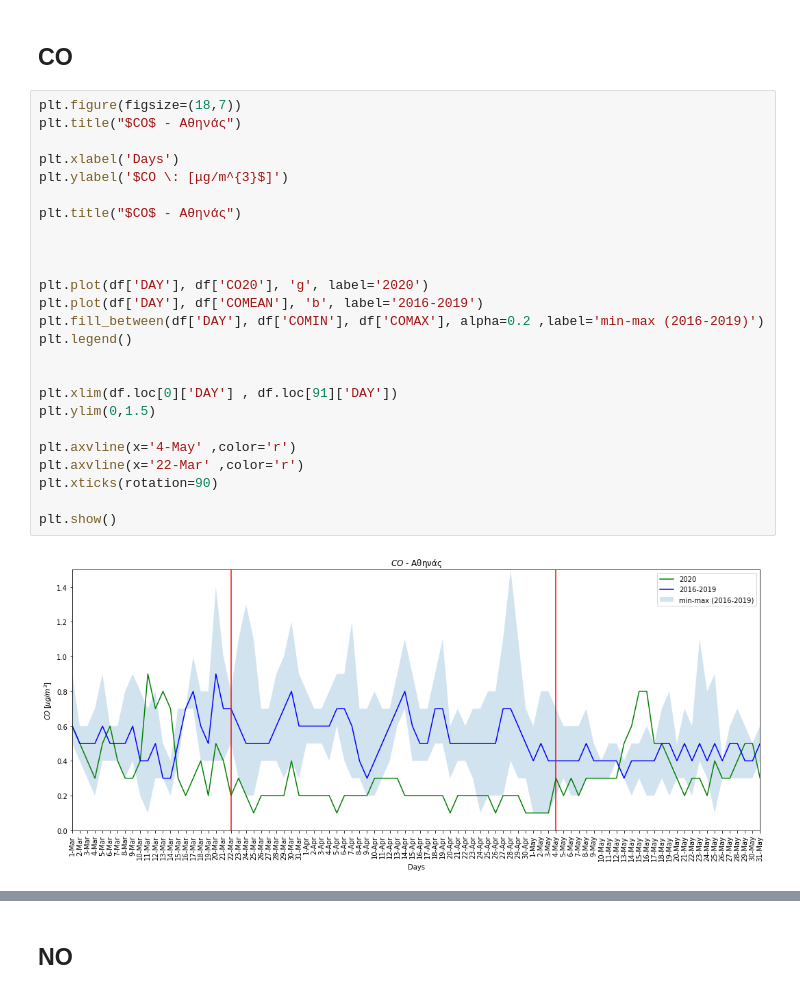
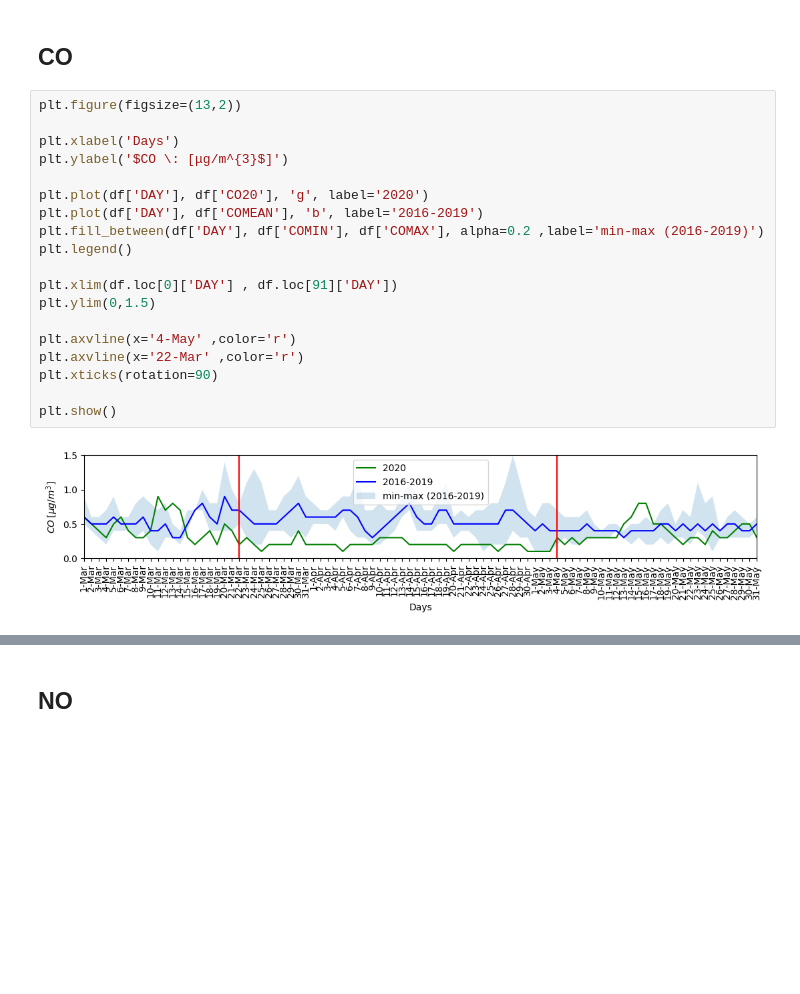
Before and after one commit to costpetrides/Air-pollution-COVID-19-impact, a Jupyter notebook: Lockdown 1/Athinas(UT).ipynb, the cells around one changed output, grey strips where cells are left out. Cells and saved outputs as stored; diff of their text form; blank space fills up the shorter version.

```diff
--- a/Lockdown 1/Athinas(UT).ipynb
+++ b/Lockdown 1/Athinas(UT).ipynb
@@ -134,32 +131,26 @@ Percentage Difference Lockdown to Post-Lockdown = 23.74 %
 # %% [markdown]
 ## **CO**
 # %%
-plt.figure(figsize=(18,7))
-plt.title("$CO$ - Aθηνάς")
+plt.figure(figsize=(13,2))
 
 plt.xlabel('Days')
 plt.ylabel('$CO \: [μg/m^{3}$]')
-
-plt.title("$CO$ - Aθηνάς")
-
-
 
 plt.plot(df['DAY'], df['CO20'], 'g', label='2020')
 plt.plot(df['DAY'], df['COMEAN'], 'b', label='2016-2019')
 plt.fill_between(df['DAY'], df['COMIN'], df['COMAX'], alpha=0.2 ,label='min-max (2016-2019)')
 plt.legend()
-
 
 plt.xlim(df.loc[0]['DAY'] , df.loc[91]['DAY'])
 plt.ylim(0,1.5)
 
 plt.axvline(x='4-May' ,color='r')
 plt.axvline(x='22-Mar' ,color='r')
 plt.xticks(rotation=90)
 
 plt.show()
 # %% [output]
-[figure, old version]
+[figure, new version]
 # %%
 Data=np.array(df['CO20'])
 Pre=Data[0:23]
```
Also changed, not shown: parts of 9 cells of this notebook.
